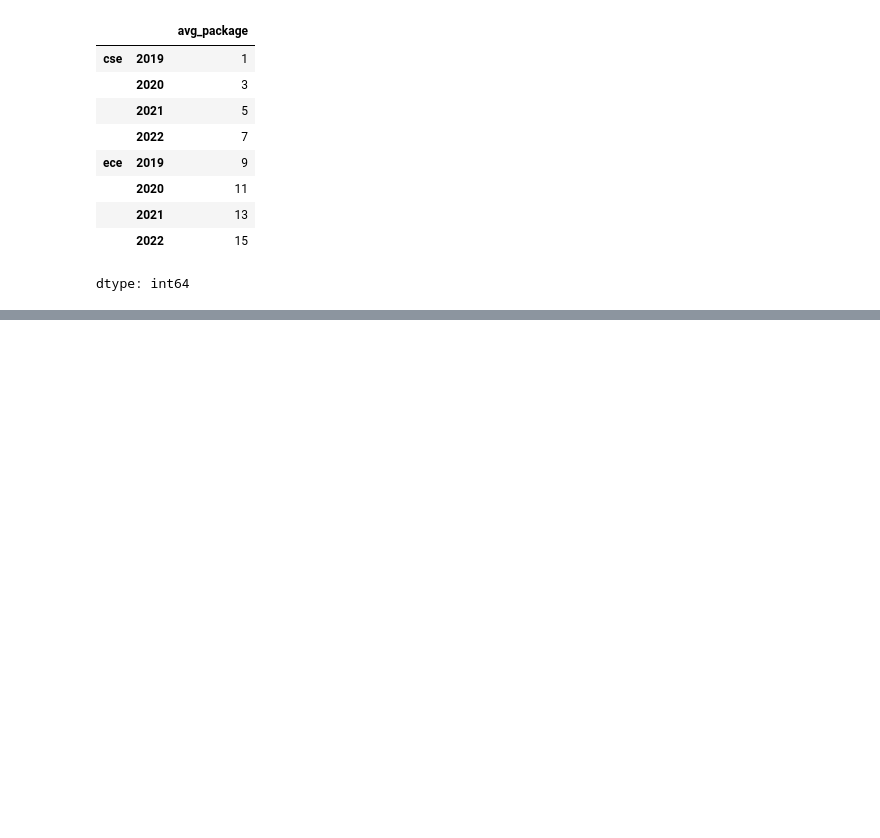
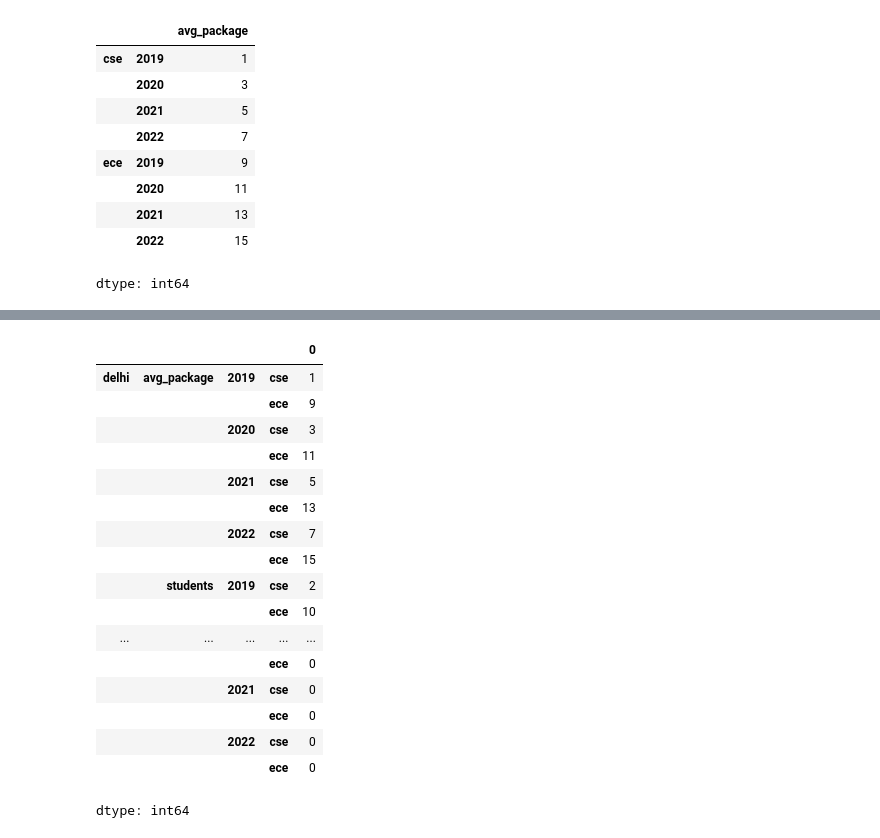
Before and after one commit to JayTheCoder77/DataAnalysisLibraries, a Jupyter notebook: pandas/Session21/21.ipynb, the cells around one changed output, grey strips where cells are left out. Cells and saved outputs as stored; diff of their text form; code cells hidden in the pictures; blank space fills up the shorter version.

```diff
--- a/pandas/Session21/21.ipynb
+++ b/pandas/Session21/21.ipynb
@@ -127,0 +172,19 @@ dtype: int64
+# %%
+# Multiindex df in terms of both cols and index
+
+branch_df3 = pd.DataFrame(
+    [
+        [1,2,0,0],
+        [3,4,0,0],
+        [5,6,0,0],
+        [7,8,0,0],
+        [9,10,0,0],
+        [11,12,0,0],
+        [13,14,0,0],
+        [15,16,0,0],
+    ],
+    index = multiindex,
+    columns = pd.MultiIndex.from_product([['delhi','mumbai'],['avg_package','students']])
+)
+
+branch_df3
@@ -127,0 +281,22 @@ dtype: int64
+# %%
+branch_df3.unstack()
+branch_df3.unstack().unstack() # 4d series
+# %% [output]
+|  |  |  |  | 0 |
+| delhi | avg_package | 2019 | cse | 1 |
+|  |  |  | ece | 9 |
+|  |  | 2020 | cse | 3 |
+|  |  |  | ece | 11 |
+|  |  | 2021 | cse | 5 |
+|  |  |  | ece | 13 |
+|  |  | 2022 | cse | 7 |
+|  |  |  | ece | 15 |
+|  | students | 2019 | cse | 2 |
+|  |  |  | ece | 10 |
+| ... | ... | ... | ... | ... |
+|  |  |  | ece | 0 |
+|  |  | 2021 | cse | 0 |
+|  |  |  | ece | 0 |
+|  |  | 2022 | cse | 0 |
+|  |  |  | ece | 0 |
+dtype: int64
```
Also changed, not shown: parts of 34 cells of this notebook.
